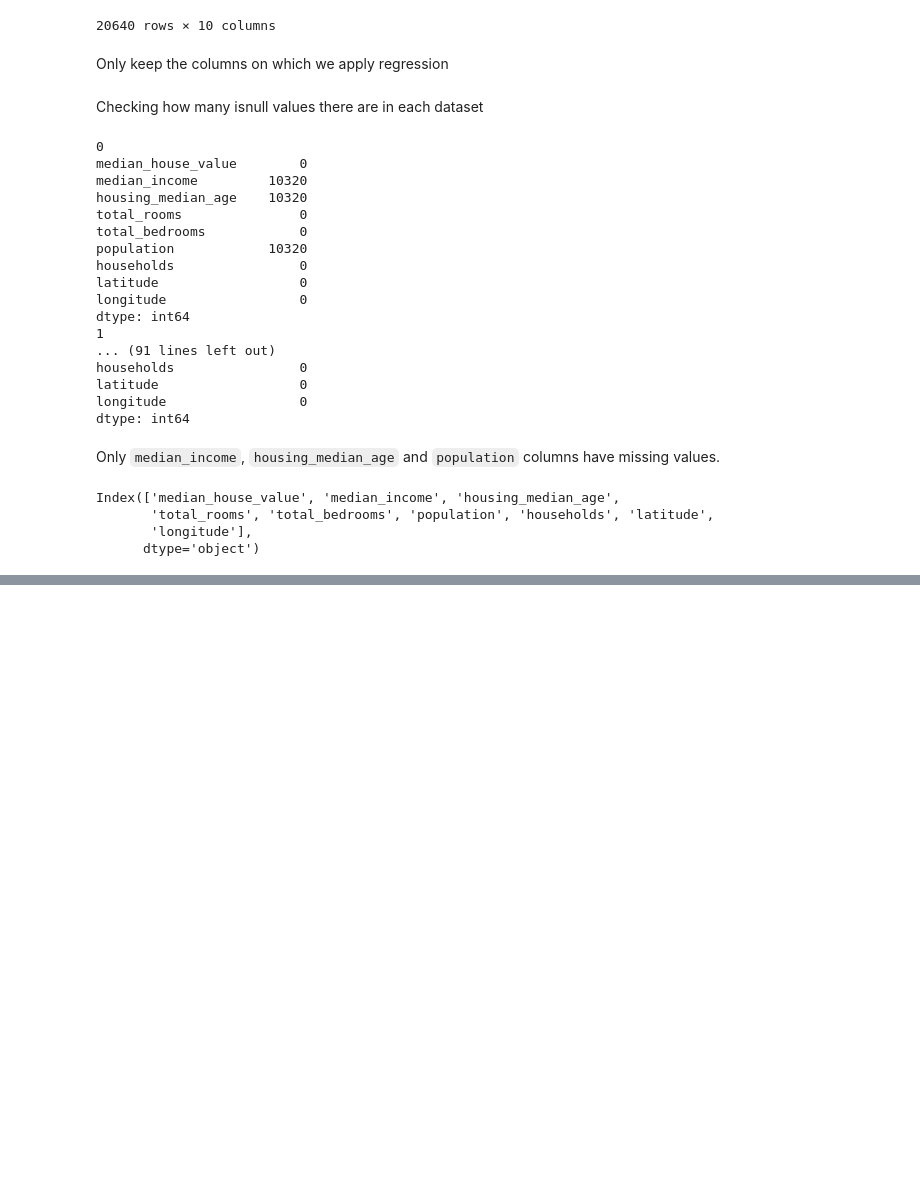
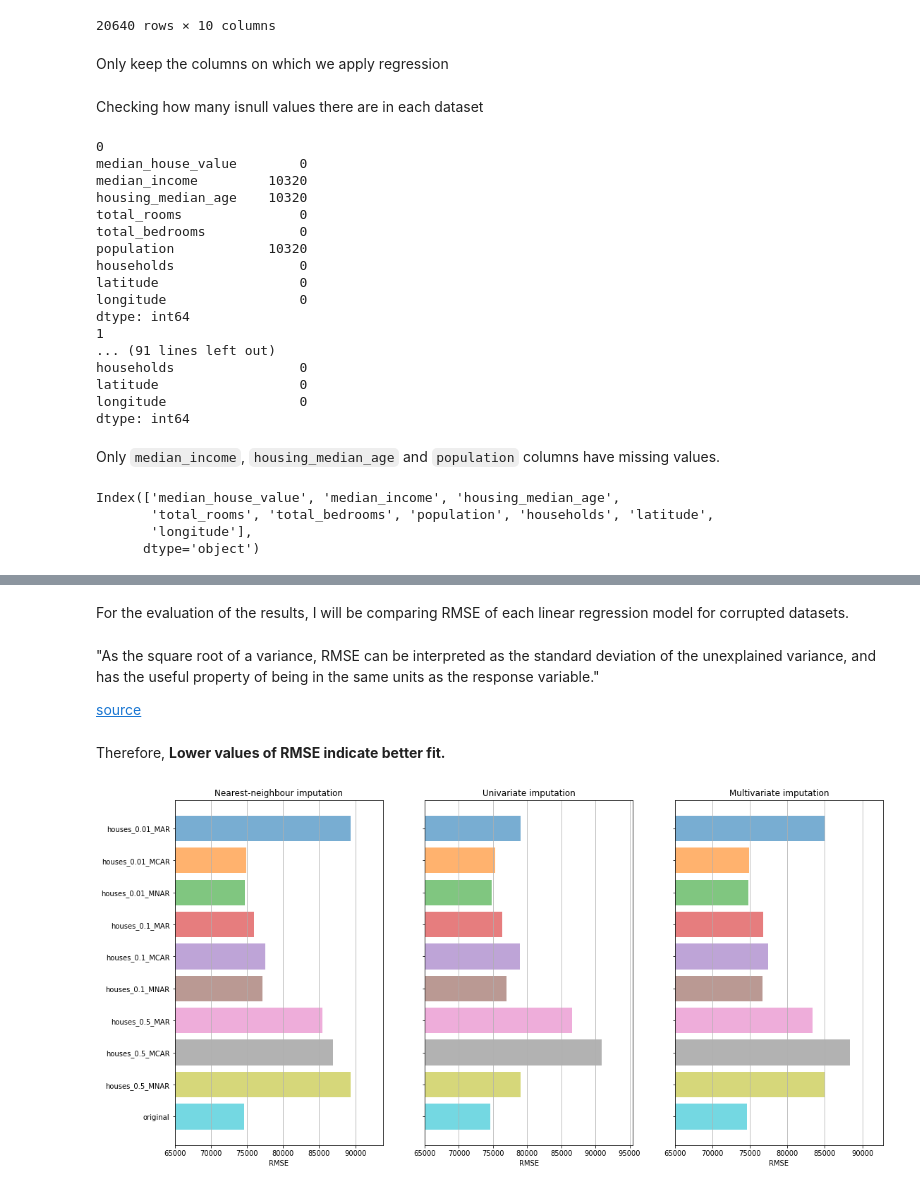
Before and after one commit to theoem/Data-Linkage, a Jupyter notebook: Data_imputation/Data_imputation.ipynb, the cells around one changed output, grey strips where cells are left out. Saved outputs shown, nothing was run; the diff lists cells and outputs as text; code cells hidden in the pictures; blank space fills up the shorter version.

```diff
--- a/Data_imputation/Data_imputation.ipynb
+++ b/Data_imputation/Data_imputation.ipynb
@@ -79,6 +113,7 @@ Only keep the columns on which we apply regression
 index = 0
 for df in dfs:
   dfs[index] = df.drop(['Unnamed: 0'], axis='columns')
+  index+=0
 # %% [markdown]
 Checking how many isnull values there are in each dataset
 # %%
@@ -236,0 +299,2 @@ KeyError: ignored
+# %%
+original_rmse = linear_regression(x_original, y_original)
@@ -236,0 +336,4 @@ KeyError: ignored
+# %%
+# Adding the original_rmse to the list for data vizualization
+
+multi_rmses.append(original_rmse)
@@ -236,0 +342,72 @@ KeyError: ignored
+# %% [markdown]
+For the evaluation of the results, I will be comparing RMSE of each linear regression model for corrupted datasets.
+# %% [markdown]
+"As the square root of a variance, RMSE can be interpreted as the standard deviation of the unexplained variance, and has the useful property of being in the same units as the response variable."
+
+[source](https://www.theanalysisfactor.com/assessing-the-fit-of-regression-models/)
+# %% [markdown]
+Therefore, **Lower values of RMSE indicate better fit.**
+# %%
+missing_labels = [
+         'houses_0.01_MAR',
+         'houses_0.01_MCAR',
+         'houses_0.01_MNAR',
+         'houses_0.1_MAR',
+         'houses_0.1_MCAR',
+         'houses_0.1_MNAR',
+         'houses_0.5_MAR',
+         'houses_0.5_MCAR',
+         'houses_0.5_MNAR',
+         'original'
+]
+# %%
+import matplotlib.pyplot as plt
+
+
+n_bars = len(missing_labels)
+xval = np.arange(n_bars)
+limit = 65000
+
+fig, (ax1, ax2, ax3) = plt.subplots(sharey=True,
+                                    nrows=1, ncols=3, figsize=(18, 9))
+
+# plot KNN imputation results
+for j in xval:
+    ax1.barh(j, knn_rmses[j],
+             alpha=0.6, align='center')
+
+ax1.set_title('Nearest-neighbour imputation')
+ax1.set_yticks(xval)
+ax1.set_xlabel('RMSE')
+ax1.invert_yaxis()
+ax1.set_yticklabels(missing_labels)
+ax1.set_xlim(left=limit)
+ax1.grid(axis='x')
+
+# plot univariate imputation results
+for j in xval:
+    ax2.barh(j, uni_rmses[j],
+             alpha=0.6, align='center')
+
+ax2.set_title('Univariate imputation')
+ax2.set_yticks(xval)
+ax2.set_xlabel('RMSE')
+ax2.invert_yaxis()
+ax2.set_yticklabels(missing_labels)
+ax2.set_xlim(left=limit)
+ax2.grid(axis='x')
+
+# plot multivariate imputation results
+for j in xval:
+    ax3.barh(j, multi_rmses[j],
+             alpha=0.6, align='center')
+
+ax3.set_title('Multivariate imputation')
+ax3.set_yticks(xval)
+ax3.set_xlabel('RMSE')
+ax3.invert_yaxis()
+ax3.set_yticklabels(missing_labels)
+ax3.set_xlim(left=limit)
+ax3.grid(axis='x')
+# %% [output]
+[figure, added]
```
Also changed, not shown: parts of 83 cells of this notebook.
